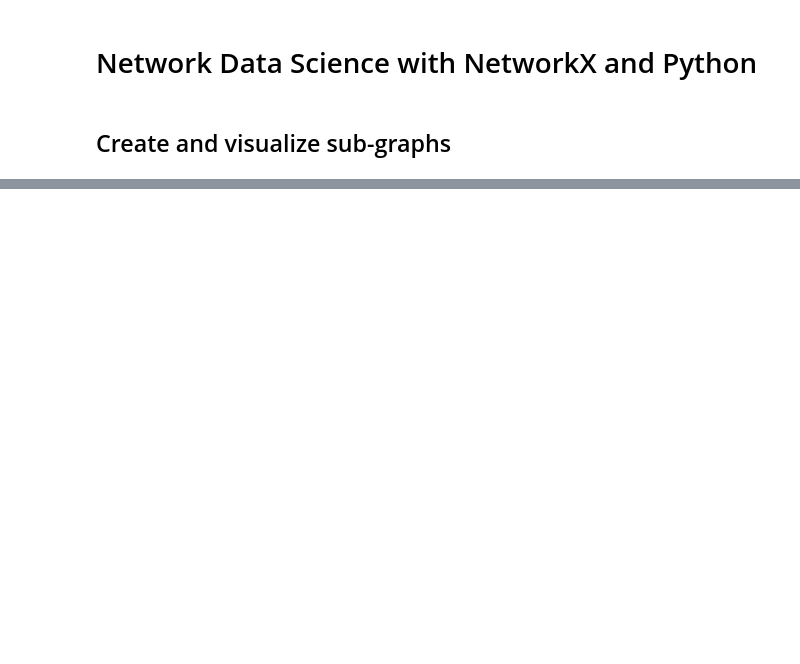
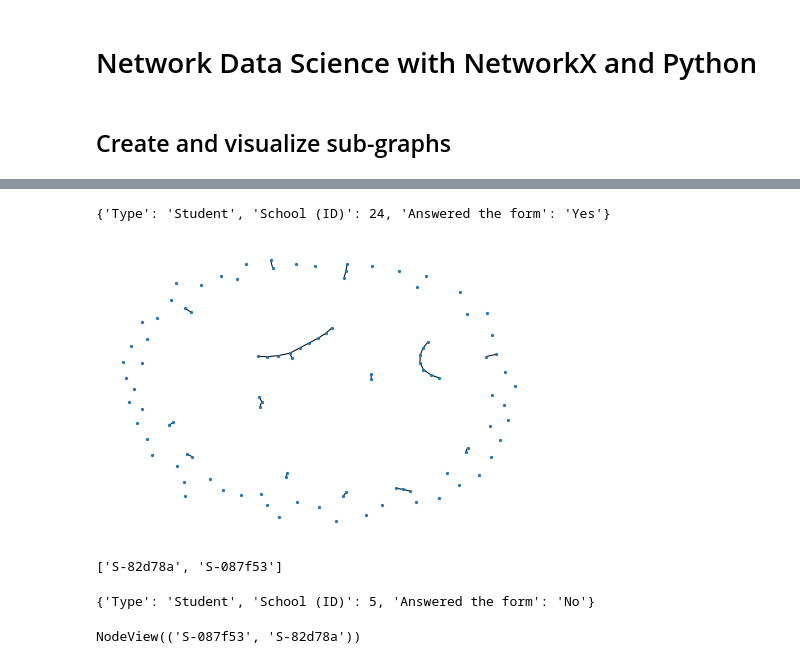
Before and after one commit to danlessa/Coursera-NetworkX, a Jupyter notebook: task7.ipynb, the cells around one changed output, grey strips where cells are left out. Cells and saved outputs as stored; diff of their text form; code cells hidden in the pictures; blank space fills up the shorter version.

```diff
--- a/task7.ipynb
+++ b/task7.ipynb
@@ -15,0 +42,13 @@ nx.draw(graph,
+# %%
+node = sample(graph.nodes, 1)[0]
+graph.nodes[node]
+# %% [output]
+{'Type': 'Student', 'School (ID)': 24, 'Answered the form': 'Yes'}
+# %%
+sampled_nodes = sample(graph.nodes, 100)
+subgraph = graph.subgraph(sampled_nodes)
+nx.draw(subgraph,
+        node_size=5,
+        with_labels=False)
+# %% [output]
+[figure, added]
@@ -15,0 +63,8 @@ nx.draw(graph,
+# %%
+school_nodes[5]
+# %% [output]
+['S-82d78a', 'S-087f53']
+# %%
+graph.nodes['S-087f53']
+# %% [output]
+{'Type': 'Student', 'School (ID)': 5, 'Answered the form': 'No'}
@@ -15,0 +76,4 @@ nx.draw(graph,
+# %%
+subgraphs[5].nodes
+# %% [output]
+NodeView(('S-087f53', 'S-82d78a'))
```
Also changed, not shown: parts of 9 cells of this notebook, 2 other files.
